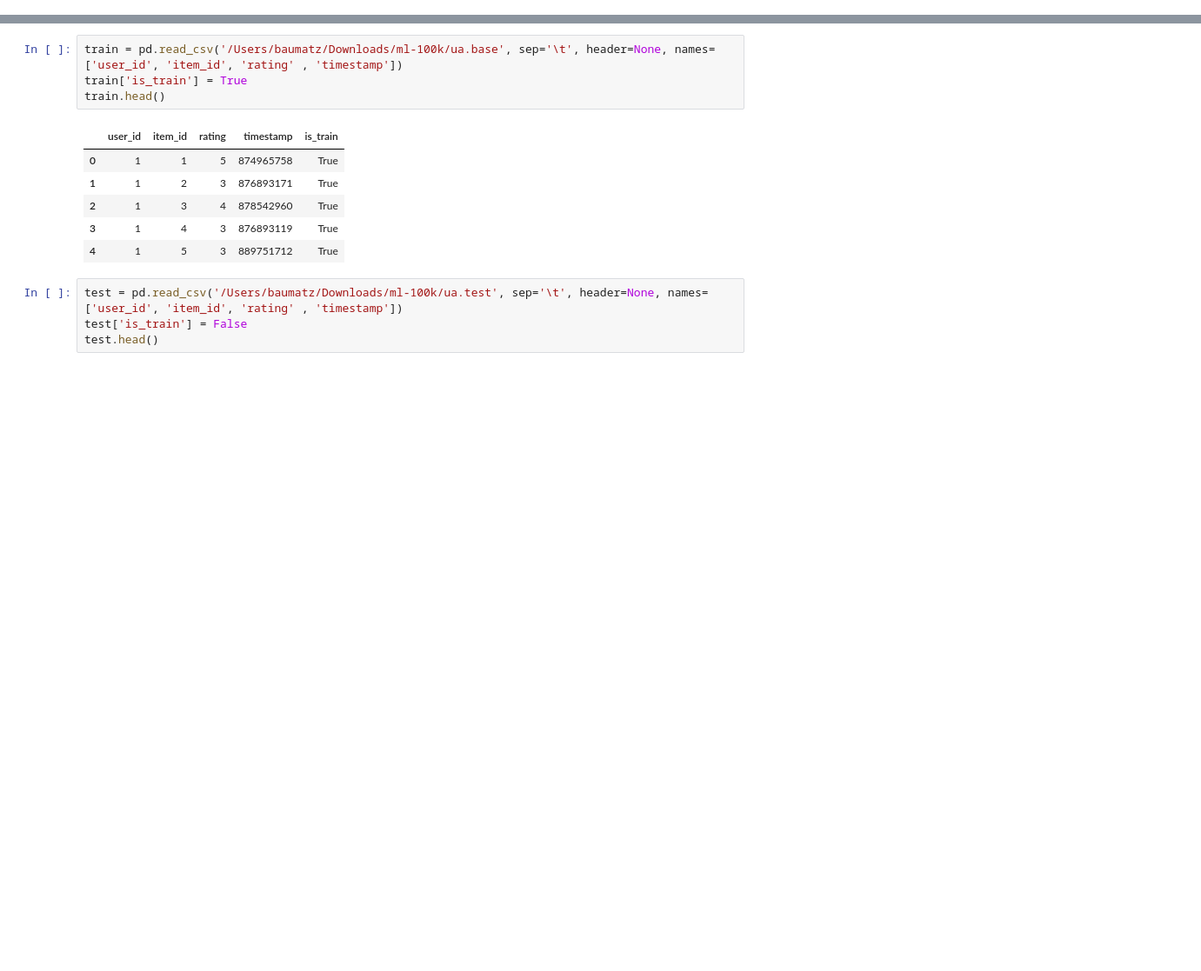
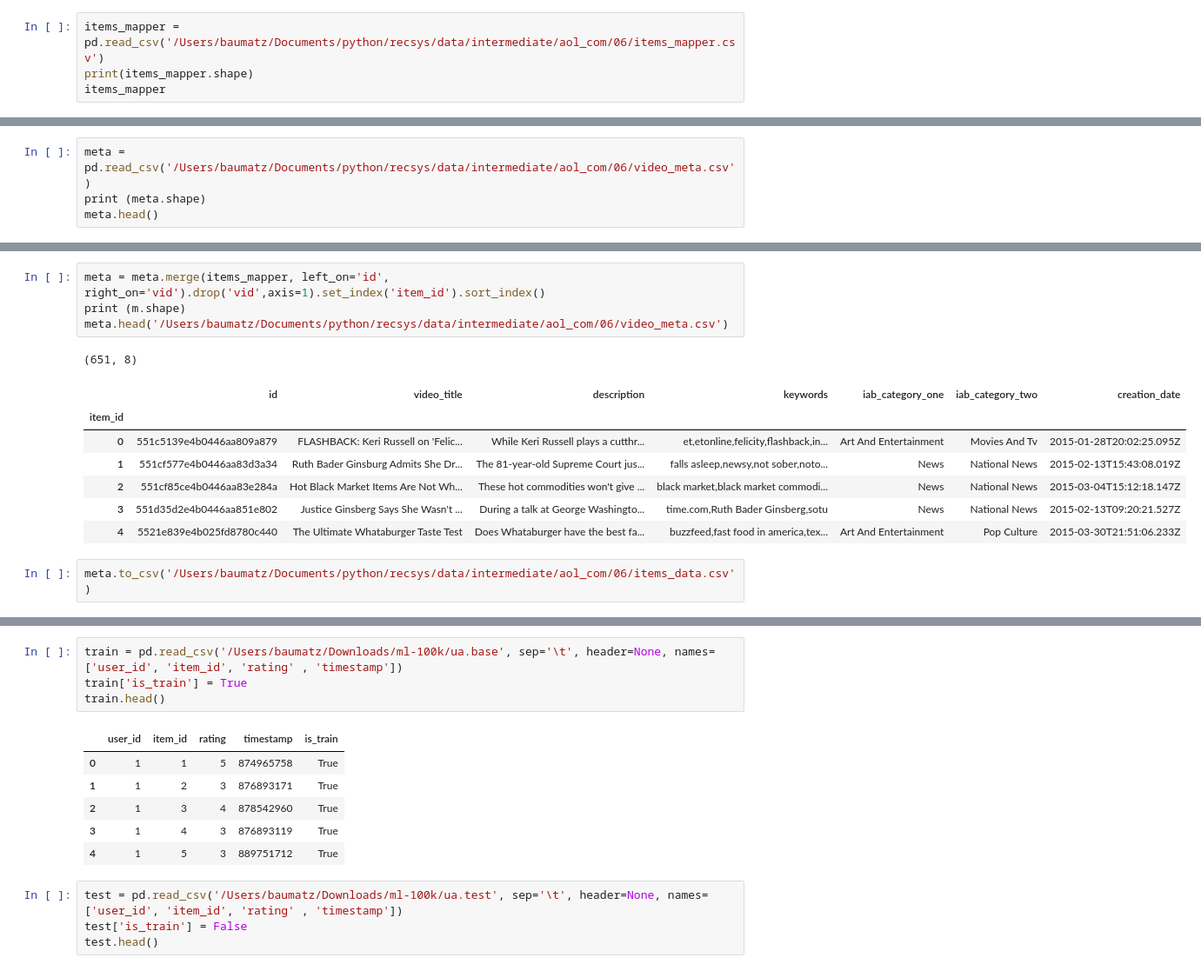
Before and after one commit to ehudbaumatz/recsys, a Jupyter notebook: notebooks/touching base.ipynb, the cells around one changed output, grey strips where cells are left out. Shown at 87% size. Saved outputs shown, nothing was run; the diff lists cells and outputs as text; blank space fills up the shorter version.

Commit message:
merge

```diff
--- a/notebooks/touching base.ipynb
+++ b/notebooks/touching base.ipynb
@@ -13,0 +16,4 @@ pd.options.display.max_columns = 999
+# %%
+items_mapper = pd.read_csv('/Users/baumatz/Documents/python/recsys/data/intermediate/aol_com/06/items_mapper.csv')
+print(items_mapper.shape)
+items_mapper
@@ -13,0 +48,4 @@ pd.options.display.max_columns = 999
+# %%
+meta = pd.read_csv('/Users/baumatz/Documents/python/recsys/data/intermediate/aol_com/06/video_meta.csv')
+print (meta.shape)
+meta.head()
@@ -13,0 +60,15 @@ pd.options.display.max_columns = 999
+# %%
+meta = meta.merge(items_mapper, left_on='id', right_on='vid').drop('vid',axis=1).set_index('item_id').sort_index()
+print (m.shape)
+meta.head('/Users/baumatz/Documents/python/recsys/data/intermediate/aol_com/06/video_meta.csv')
+# %% [output]
+(651, 8)
+|  | id | video_title | description | keywords | iab_category_one | iab_category_two | creation_date |
+| item_id |  |  |  |  |  |  |  |
+| 0 | 551c5139e4b0446aa809a879 | FLASHBACK: Keri Russell on 'Felic... | While Keri Russell plays a cutthr... | et,etonline,felicity,flashback,in... | Art And Entertainment | Movies And Tv | 2015-01-28T20:02:25.095Z |
+| 1 | 551cf577e4b0446aa83d3a34 | Ruth Bader Ginsburg Admits She Dr... | The 81-year-old Supreme Court jus... | falls asleep,newsy,not sober,noto... | News | National News | 2015-02-13T15:43:08.019Z |
+| 2 | 551cf85ce4b0446aa83e284a | Hot Black Market Items Are Not Wh... | These hot commodities won't give ... | black market,black market commodi... | News | National News | 2015-03-04T15:12:18.147Z |
+| 3 | 551d35d2e4b0446aa851e802 | Justice Ginsberg Says She Wasn't ... | During a talk at George Washingto... | time.com,Ruth Bader Ginsberg,sotu | News | National News | 2015-02-13T09:20:21.527Z |
+| 4 | 5521e839e4b025fd8780c440 | The Ultimate Whataburger Taste Test | Does Whataburger have the best fa... | buzzfeed,fast food in america,tex... | Art And Entertainment | Pop Culture | 2015-03-30T21:51:06.233Z |
+# %%
+meta.to_csv('/Users/baumatz/Documents/python/recsys/data/intermediate/aol_com/06/items_data.csv')
```
Also changed, not shown: parts of 32 cells of this notebook, 7 other files.
